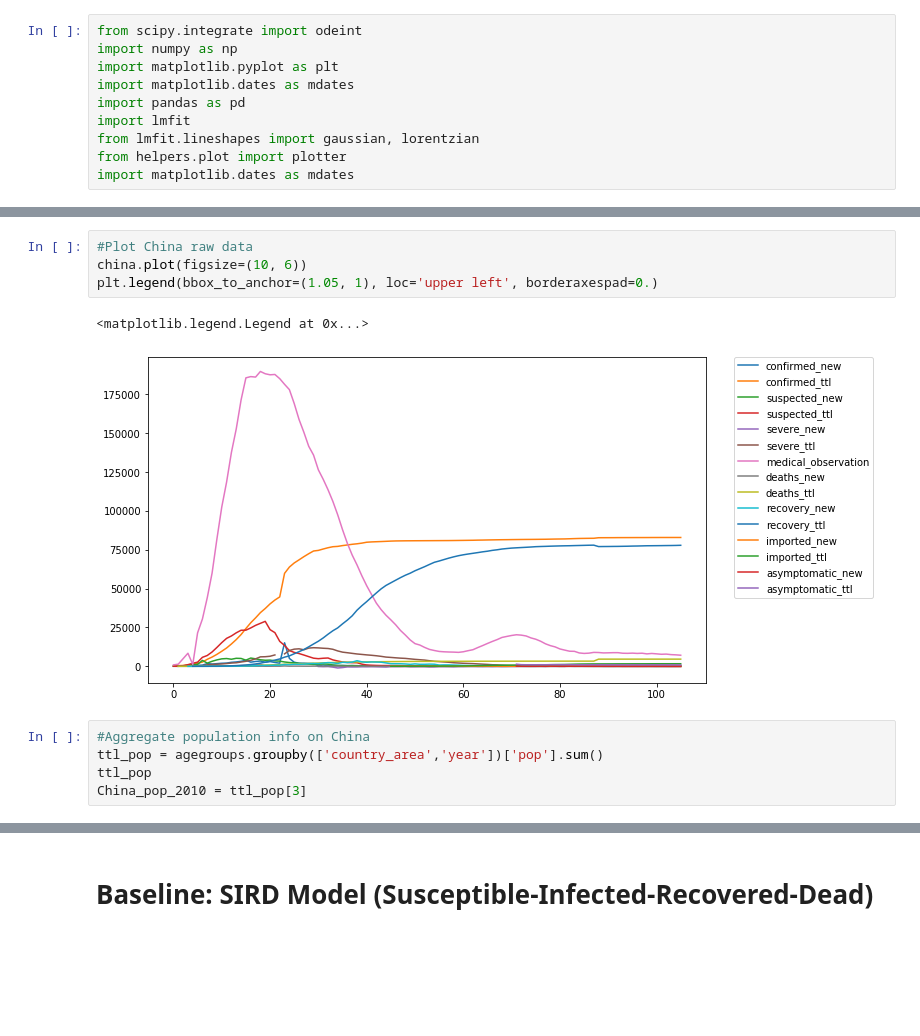
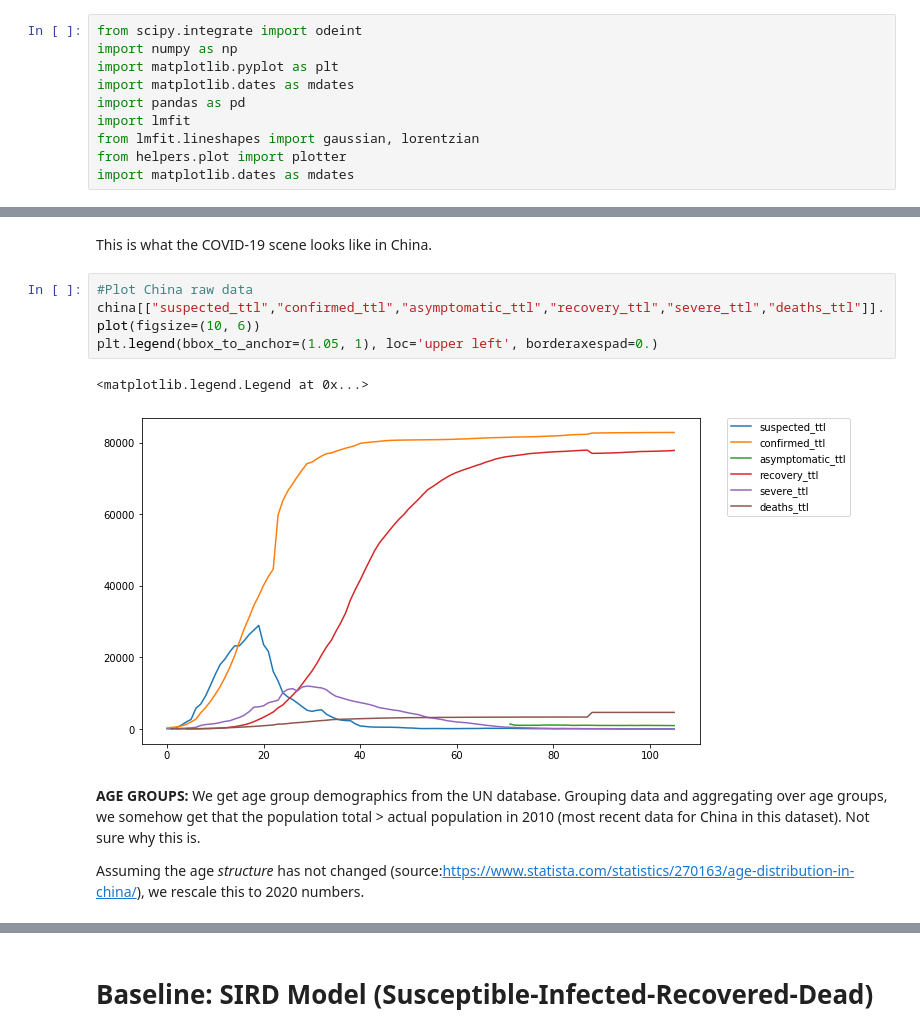
Before and after one commit to jiyingz/COVID19_projections, a Jupyter notebook: China_Models.ipynb, the cells around one changed output, grey strips where cells are left out. Saved outputs shown, nothing was run; the diff lists cells and outputs as text; blank space fills up the shorter version.

Commit message:
SIRD and SELICRD for China

```diff
--- a/China_Models.ipynb
+++ b/China_Models.ipynb
@@ -86,15 +44,16 @@ china
 | 104 | China | 5/4/20 | 3 | 82880 | 1 | 3 | -1.0 | 33.0 | ... |
 | 105 | China | 5/5/20 | 1 | 82881 | 0 | 2 | -4.0 | 29.0 | ... |
 106 rows × 17 columns
+# %% [markdown]
+This is what the COVID-19 scene looks like in China.
 # %%
 #Plot China raw data
-china.plot(figsize=(10, 6))
+china[["suspected_ttl","confirmed_ttl","asymptomatic_ttl","recovery_ttl","severe_ttl","deaths_ttl"]].plot(figsize=(10, 6))
 plt.legend(bbox_to_anchor=(1.05, 1), loc='upper left', borderaxespad=0.)
 # %% [output]
 <matplotlib.legend.Legend at 0x...>
-[figure, old version]
+[figure, new version]
-# %%
-#Aggregate population info on China
-ttl_pop = agegroups.groupby(['country_area','year'])['pop'].sum()
-ttl_pop
-China_pop_2010 = ttl_pop[3]
+# %% [markdown]
+**AGE GROUPS:** We get age group demographics from the UN database. Grouping data and aggregating over age groups, we somehow get that the population total > actual population in 2010 (most recent data for China in this dataset). Not sure why this is.
+
+Assuming the age *structure* has not changed (source:https://www.statista.com/statistics/270163/age-distribution-in-china/), we rescale this to 2020 numbers.
```
Also changed, not shown: parts of 38 cells of this notebook.
